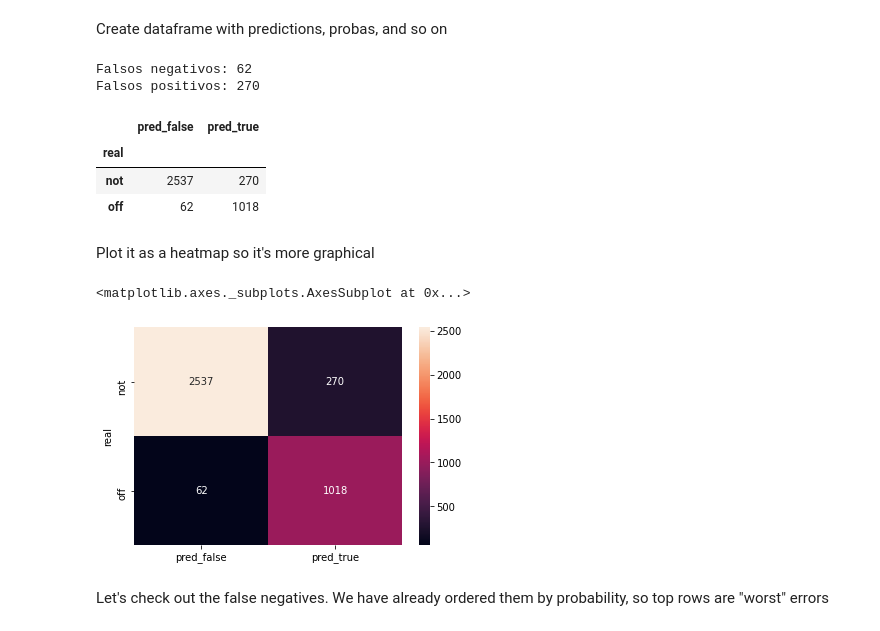
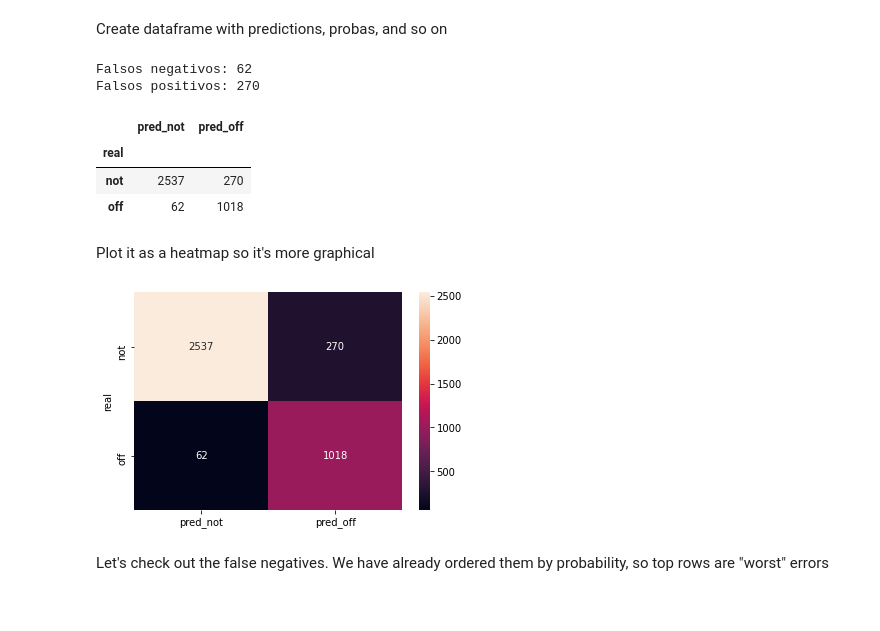
Before and after one commit to finiteautomata/offenseval2020, a Jupyter notebook: notebooks/Error Analysis.ipynb, the cells around one changed output. Saved outputs shown, nothing was run; the diff lists cells and outputs as text; code cells hidden in the pictures.

```diff
--- a/notebooks/Error Analysis.ipynb
+++ b/notebooks/Error Analysis.ipynb
@@ -61,36 +61,36 @@ df["pred"] = df["prob"] > 0.5
 def calculate_confusion_matrix(df, label_col, pred_col):
     true_positives = df[df[label_col] & df[pred_col]].copy()
     true_negatives = df[~df[label_col] & ~df[pred_col]].copy()
 
     errors = df[df[label_col] != df[pred_col]]
 
     false_positives = errors[errors[pred_col]].copy()
     false_positives.sort_values(pred_col, ascending=False, inplace=True)
 
     false_negatives = errors[errors[label_col]].copy()
     false_negatives.sort_values(pred_col, ascending=True, inplace=True)
 
     return true_positives, true_negatives, false_positives, false_negatives
 
 true_pos, true_neg, false_pos, false_neg = calculate_confusion_matrix(df, "label", "pred")
 
 conf_matrix = pd.DataFrame([
-    {"real":"not", "pred_false": len(true_neg), "pred_true": len(false_pos), },
-    {"real":"off", "pred_false": len(false_neg), "pred_true": len(true_pos), },
+    {"real":"not", "pred_not": len(true_neg), "pred_off": len(false_pos), },
+    {"real":"off", "pred_not": len(false_neg), "pred_off": len(true_pos), },
 ])
 
 
 
 conf_matrix.set_index("real", inplace=True)
 
 print("Falsos negativos: {}".format(len(false_neg)))
 print("Falsos positivos: {}".format(len(false_pos)))
 
 conf_matrix
 # %% [output]
 Falsos negativos: 62
 Falsos positivos: 270
-|  | pred_false | pred_true |
+|  | pred_not | pred_off |
 | real |  |  |
 | not | 2537 | 270 |
 | off | 62 | 1018 |
@@ -98,11 +98,13 @@ Falsos positivos: 270
 Plot it as a heatmap so it's more graphical
 # %%
 import seaborn as sns
+import matplotlib.pyplot as plt
 
 sns.heatmap(conf_matrix, annot=True, fmt="")
+
+plt.savefig("confusion-matrix.png")
 # %% [output]
-<matplotlib.axes._subplots.AxesSubplot at 0x...>
-[figure, old version]
+[figure, new version]
 # %% [markdown]
 Let's check out the false negatives. We have already ordered them by probability, so top rows are "worst" errors
 # %% [markdown]
```
Also changed, not shown: parts of 29 cells of this notebook, 1 other file.
